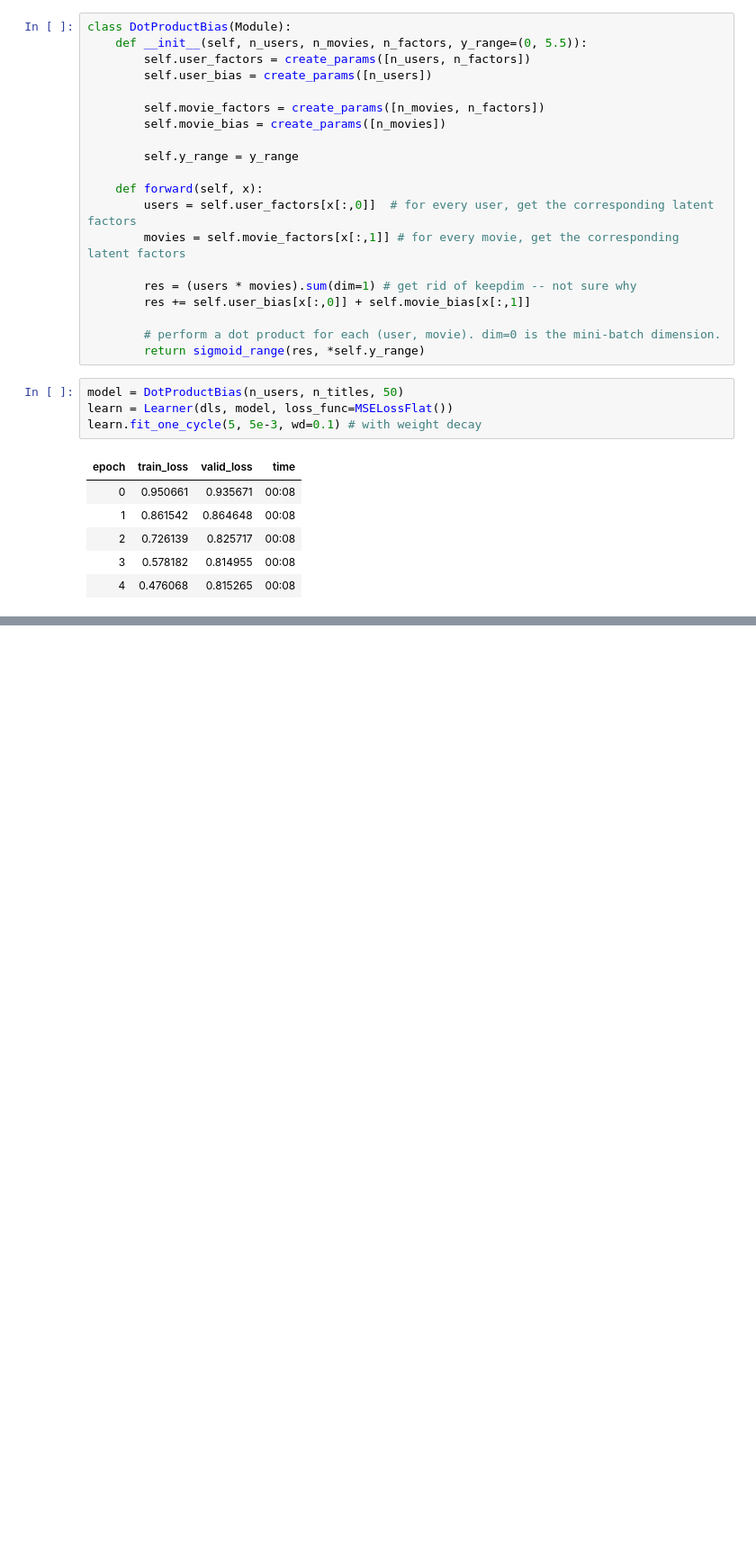
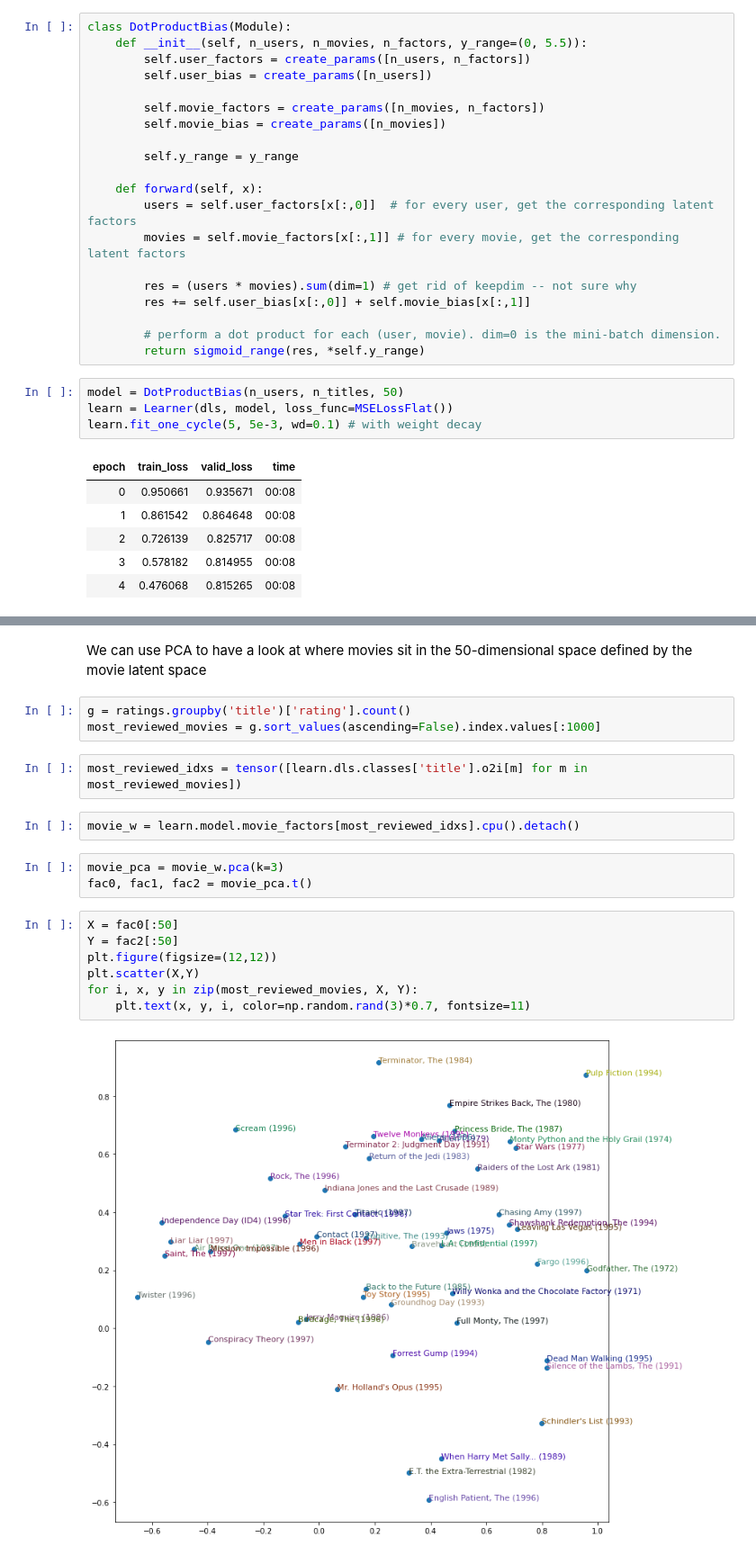
Before and after one commit to jaryaman/fastai-v4, a Jupyter notebook: notebooks/06-JA-collaborative-filtering.ipynb, the cells around one changed output, grey strips where cells are left out. Shown: that part at 90% size. Saved outputs shown, nothing was run; the diff lists cells and outputs as text; blank space fills up the shorter version.

```diff
--- a/notebooks/06-JA-collaborative-filtering.ipynb
+++ b/notebooks/06-JA-collaborative-filtering.ipynb
@@ -393,0 +420,21 @@ learn.fit_one_cycle(5, 5e-3, wd=0.1) # with weight decay
+# %% [markdown]
+We can use PCA to have a look at where movies sit in the 50-dimensional space defined by the movie latent space
+# %%
+g = ratings.groupby('title')['rating'].count()
+most_reviewed_movies = g.sort_values(ascending=False).index.values[:1000]
+# %%
+most_reviewed_idxs = tensor([learn.dls.classes['title'].o2i[m] for m in most_reviewed_movies])
+# %%
+movie_w = learn.model.movie_factors[most_reviewed_idxs].cpu().detach()
+# %%
+movie_pca = movie_w.pca(k=3)
+fac0, fac1, fac2 = movie_pca.t()
+# %%
+X = fac0[:50]
+Y = fac2[:50]
+plt.figure(figsize=(12,12))
+plt.scatter(X,Y)
+for i, x, y in zip(most_reviewed_movies, X, Y):
+    plt.text(x, y, i, color=np.random.rand(3)*0.7, fontsize=11)
+# %% [output]
+[figure, added]
```
Also changed, not shown: parts of 23 cells of this notebook.
